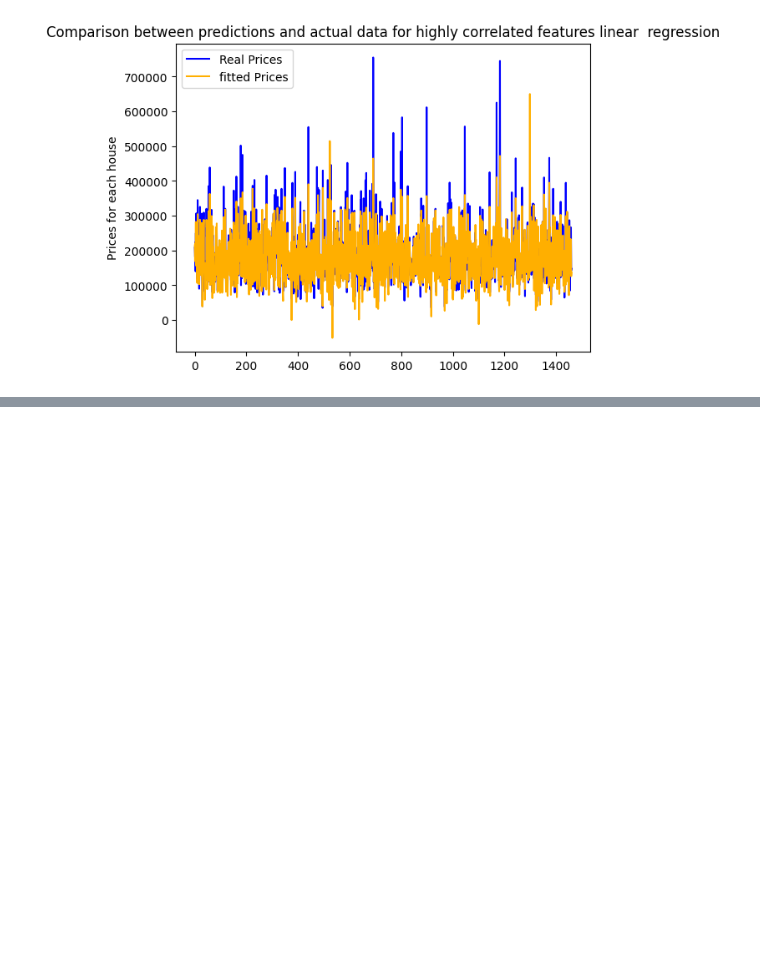
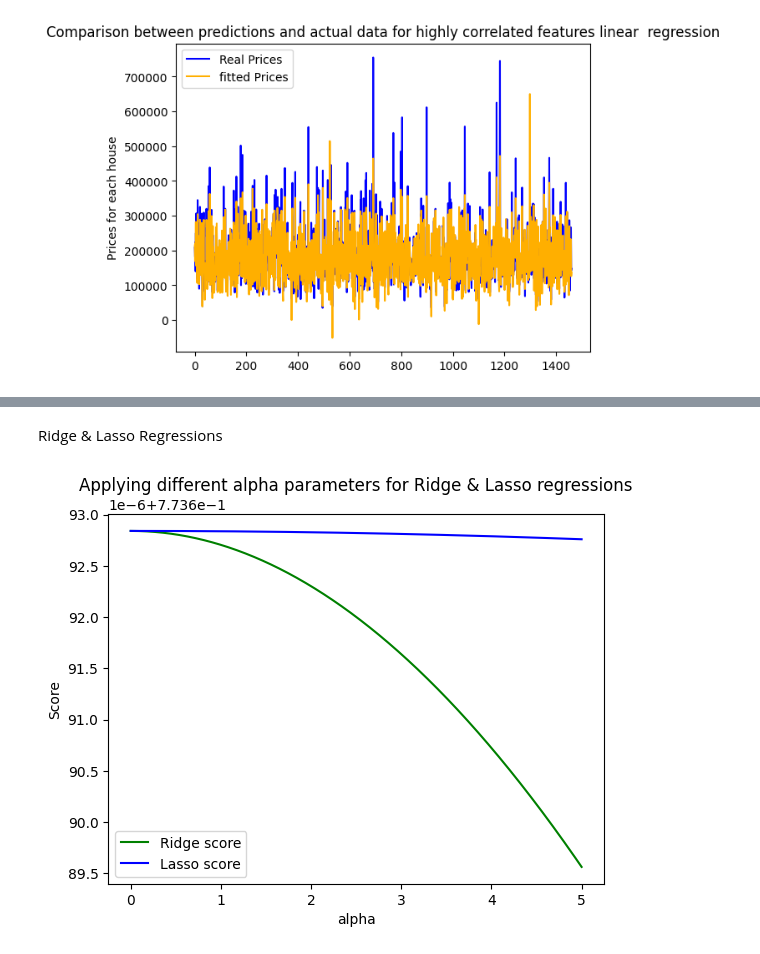
Before and after one commit to MehdiSensali/House-Price-Prediction, a Jupyter notebook: Predictions.ipynb, the cells around one changed output, grey strips where cells are left out. Saved outputs shown, nothing was run; the diff lists cells and outputs as text; code cells hidden in the pictures; blank space fills up the shorter version.

Commit message:
Ridge & Lasso for high correlation features

```diff
--- a/Predictions.ipynb
+++ b/Predictions.ipynb
@@ -200,7 +200,7 @@ plt.show()
 # %% [markdown]
 # Considering Different features for linear Regressions based on correlations with SalePrice
 # %%
-df_mv_high_corr = df[['YearRemodAdd',
+feature_list = ['YearRemodAdd',
                       'YearBuilt',
                       'TotRmsAbvGrd',
                       'FullBath',
@@ -209,7 +209,8 @@ df_mv_high_corr = df[['YearRemodAdd',
                       'GarageArea',
                       'GarageCars',
                       'GrLivArea',
-                      'OverallQual']]
+                      'OverallQual']
+df_mv_high_corr = df[feature_list]
 df_target_mv_high_corr = df[['SalePrice']]
 # %%
 X_high_corr = df_mv_high_corr.values
@@ -233,0 +262,19 @@ plt.show()
+# %% [markdown]
+Ridge & Lasso Regressions
+# %%
+alpha_min = 0
+alpha_max = 5
+stride = 0.005
+ridge_output = result_variation_model(X=X_high_corr, y=y_high_corr, M=Ridge, alpha_min=alpha_min, alpha_max=alpha_max, stride=stride)
+lasso_output = result_variation_model(X=X_high_corr, y=y_high_corr, M=Lasso, alpha_min=alpha_min, alpha_max=alpha_max, stride=stride)
+# %%
+alpha = np.linspace(alpha_min, alpha_max, len(ridge_output))
+plt.plot(alpha, ridge_output, color='g', label="Ridge score")
+plt.plot(alpha, lasso_output, color='b', label="Lasso score")
+plt.legend()
+plt.ylabel("Score")
+plt.xlabel("alpha")
+plt.title("Applying different alpha parameters for Ridge & Lasso regressions")
+plt.show()
+# %% [output]
+[figure, added]
```
Also changed, not shown: parts of 1 cell of this notebook.
